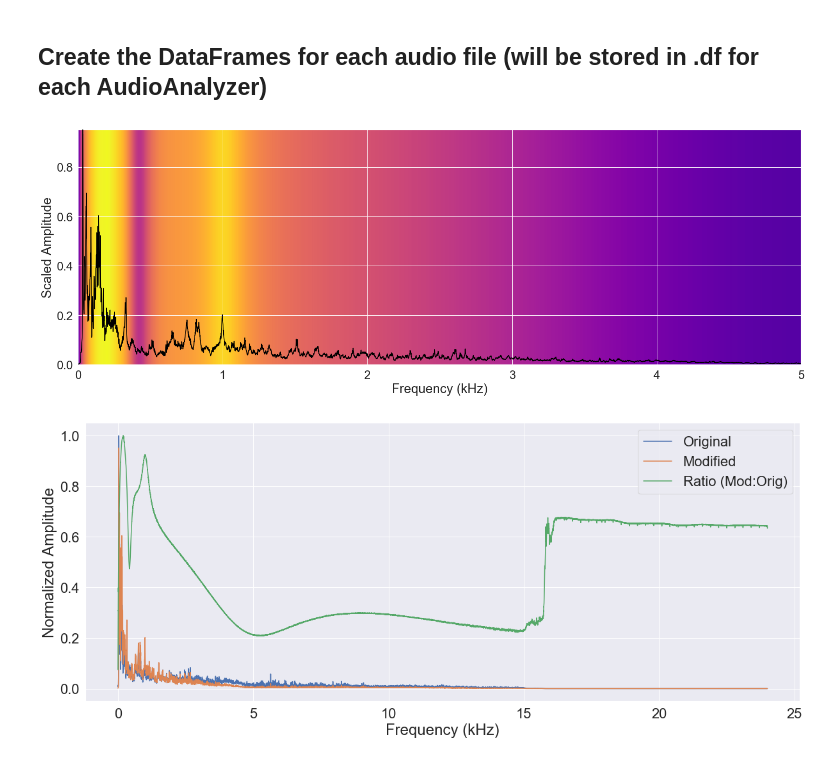
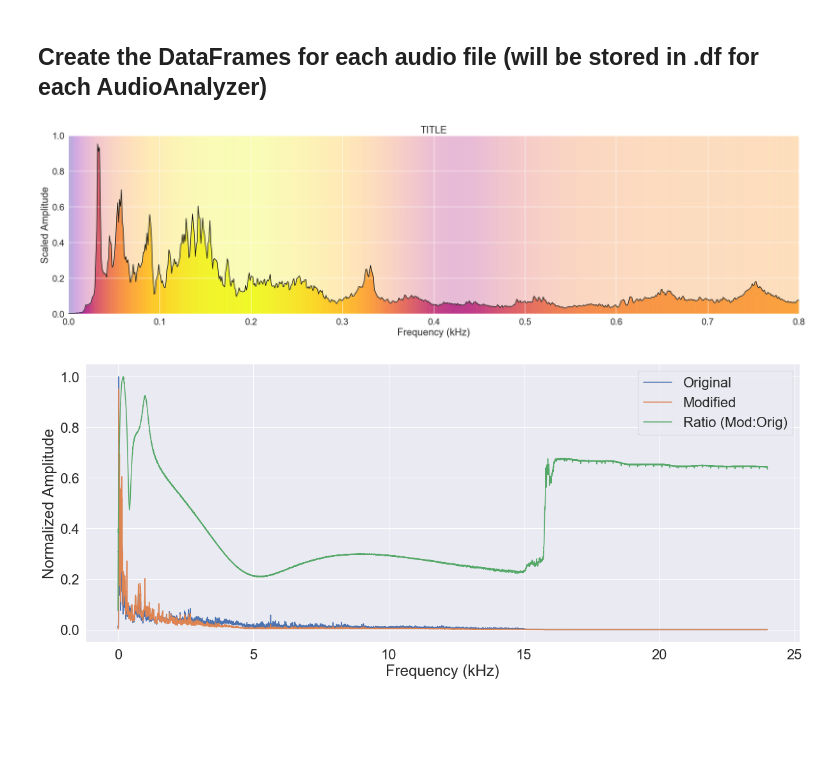
Before and after one commit to QED0711/ds_practice, a Jupyter notebook: librosa/audio_file_analyzer.ipynb, the cells around one changed output. Saved outputs shown, nothing was run; the diff lists cells and outputs as text; code cells hidden in the pictures; blank space fills up the shorter version.

Commit message:
under curve heatmap window

```diff
--- a/librosa/audio_file_analyzer.ipynb
+++ b/librosa/audio_file_analyzer.ipynb
@@ -230,7 +230,7 @@ class SignalCompare():
             plot_df = df
 
 #       FIGURE SETUP
-        fig = plt.figure(figsize=(24,8))
+        fig = plt.figure(figsize=(32,8))
         ax1 = fig.add_subplot(111, facecolor="white")
         ax2 = fig.add_subplot(111, facecolor="#00000000")
 
@@ -243,7 +243,8 @@ class SignalCompare():
 
 #       FREQUENCY PLOT
         sns.lineplot(data=plot_df, x="bins", y="scaled_amplitude", color='black', zorder=10, ax=ax2)
-        plt.fill_between(plot_df.bins, plot_df.boosted_scaled, color='#00000000')
+        plt.fill_between(x=plot_df.bins, y1=plot_df.scaled_amplitude, color='black', alpha=0.0)
+        plt.fill_between(x=plot_df.bins, y1=plot_df.scaled_amplitude, y2=plt.ylim()[1], color='white', alpha=0.66)
 #         sns.lineplot(data=plot_df, x="bins", y="boosted_scaled", color='black', zorder=10, ax=ax2)
 #         plt.fill_between(plot_df.bins, plot_df.boosted_scaled, color='#00000000')
 
@@ -253,7 +254,7 @@ class SignalCompare():
         ax2.set_ylabel("Scaled Amplitude")
 
         plt.margins(0)
-
+        plt.title("TITLE")
 
 
 
@@ -309,9 +310,9 @@ pass
 sc = SignalCompare(original, modified)
 # %%
 
-sc.plot_attenuation_graph(frange=(0,5000))
+sc.plot_attenuation_graph(frange=(0,800))
 # %% [output]
-[figure, old version]
+[figure, new version]
 # %%
 sc.plot_spectrum_group(ratio=True, threshold=True)
 # %% [output]
```
